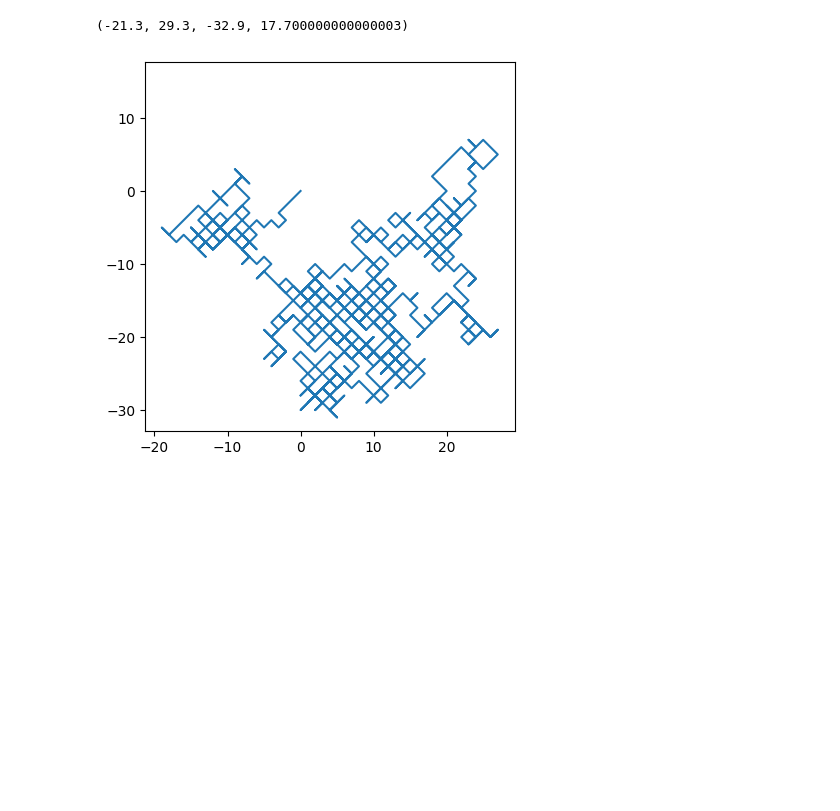
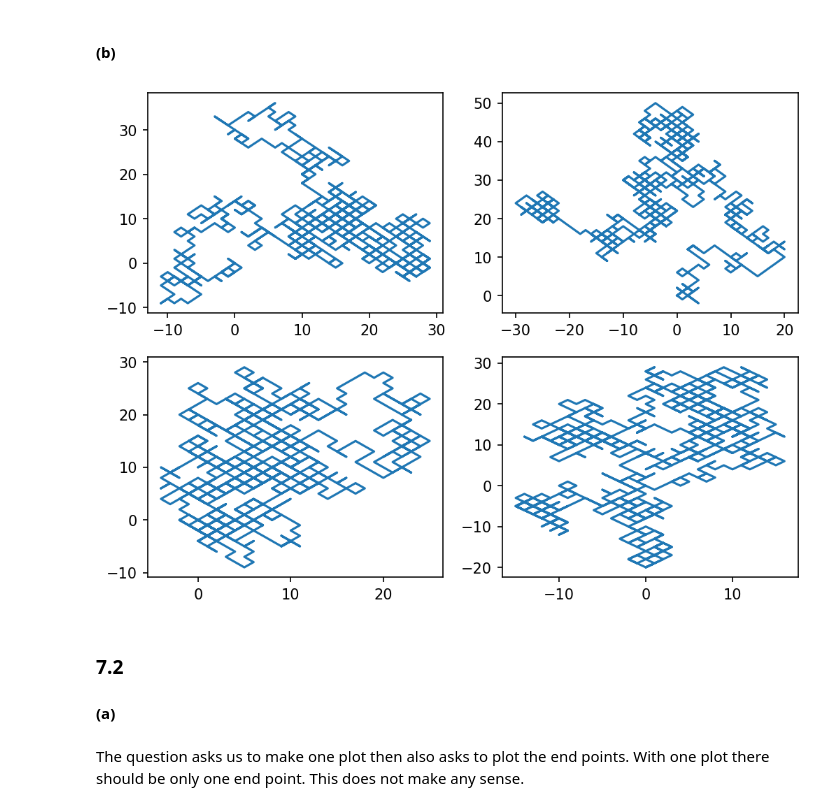
Before and after one commit to gkerr708/PHYC_2050, a Jupyter notebook: Assignments/Assignment4/kerr-assignment4.ipynb, the cells around one changed output. Saved outputs shown, nothing was run; the diff lists cells and outputs as text; code cells hidden in the pictures; blank space fills up the shorter version.

```diff
--- a/Assignments/Assignment4/kerr-assignment4.ipynb
+++ b/Assignments/Assignment4/kerr-assignment4.ipynb
@@ -4,9 +8,9 @@ from random import randint
 # %%
-def rand_walk(start=(0,0), setps=1000):
+def rand_walk(start=(0,0), steps=1000):
     data = []
     x, y = start[0],start[1]
     dx, dy = 1, 1
-    for setp in range(setps):
+    for setp in range(steps):
         data.append([x,y])
         if randint(0,1) == 1: x += dx
         else: x -= dx
@@ -18,6 +27,16 @@ x,y = rand_walk()
-# %%
-plt.plot(x,y)
-plt.axis('square')
-# %% [output]
-(-21.3, 29.3, -32.9, 17.700000000000003)
-[figure, removed]
+# %% [markdown]
+#### (b)
+# %%
+fig, ax = plt.subplots(2,2,figsize=(8,6),dpi=150)
+axes_x, axes_y = [0,0,1,1,], [0,1,0,1]
+for i0, (i1, i2) in enumerate(zip(axes_x,axes_y)):
+    x,y = rand_walk()
+    ax[i1,i2].plot(x,y,label="plot{i0}")
+plt.show()
+# %% [output]
+[figure, added]
+# %% [markdown]
+### 7.2
+####  (a)
+# %% [markdown]
+The question asks us to make one plot then also asks to plot the end points. With one plot there should be only one end point. This does not make any sense.
```
Also changed, not shown: parts of 30 cells of this notebook.
